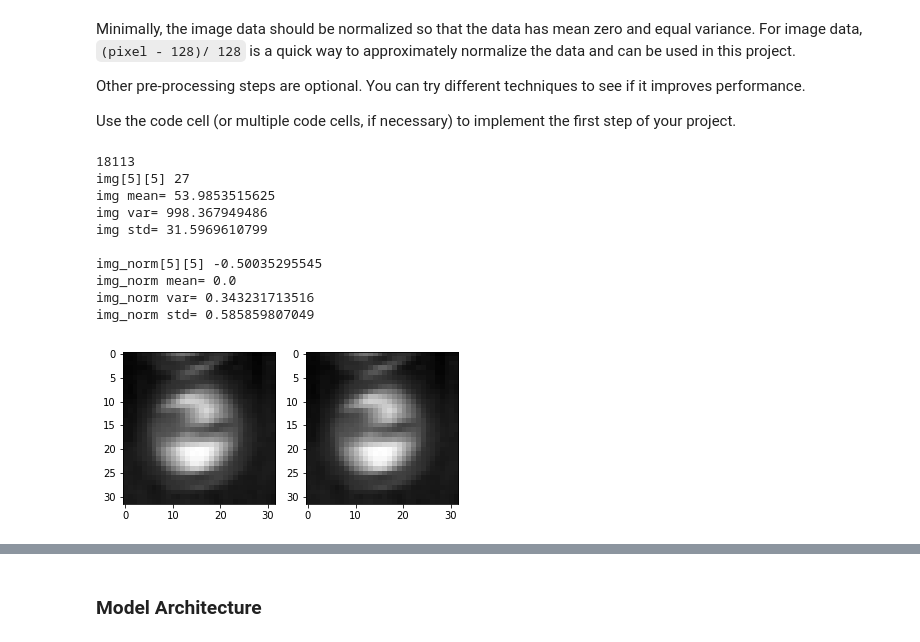
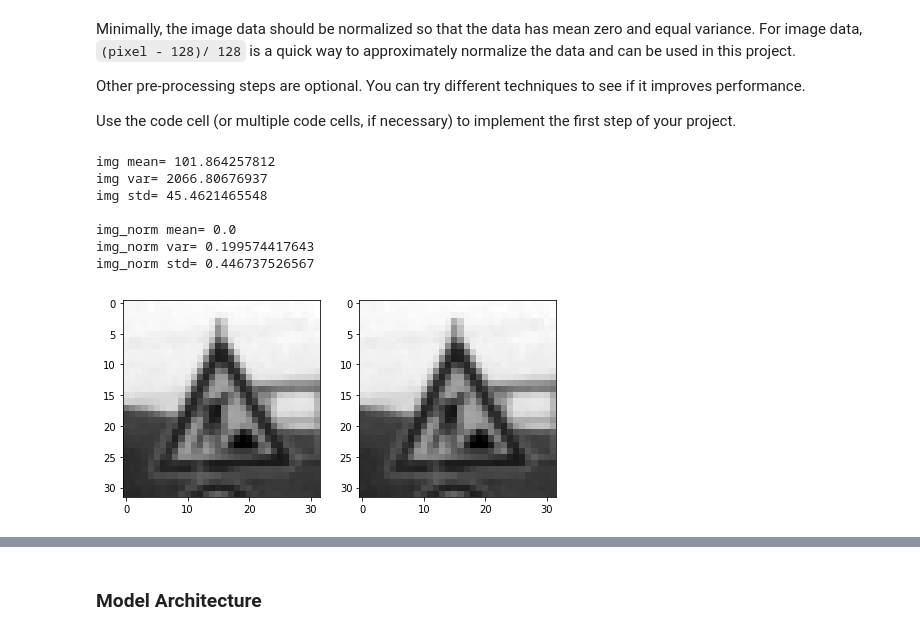
Before and after one commit to adhulipa/CarND-Traffic-Sign-Classifier-Project, a Jupyter notebook: Traffic_Sign_Classifier.ipynb, the cells around one changed output, grey strips where cells are left out. Saved outputs shown, nothing was run; the diff lists cells and outputs as text; code cells hidden in the pictures.

Commit message:
Implemented preprocessing on all trainging images

```diff
--- a/Traffic_Sign_Classifier.ipynb
+++ b/Traffic_Sign_Classifier.ipynb
@@ -157,7 +157,7 @@ Use the code cell (or multiple code cells, if necessary) to implement the first
 import cv2
 
 def yuv(img):
-    return
+    return cv2.cvtColor(img, cv2.COLOR_RGB2YUV)
 
 def grayscale(img):
     """Applies the Grayscale transform
@@ -165,7 +165,6 @@ def grayscale(img):
     but NOTE: to see the returned image as grayscale
     (assuming your grayscaled image is called 'gray')
     you should call plt.imshow(gray, cmap='gray')"""
-    # TODO: Consider cv2.cvtColor(img, cv2.COLOR_RGB2YUV)
     return cv2.cvtColor(img, cv2.COLOR_RGB2GRAY)
 
 def global_constrast_norm(img):
@@ -174,52 +173,44 @@ def global_constrast_norm(img):
     http://www.deeplearningbook.org/contents/applications.html
     """
     if len(img.shape) == 3:
         w, h, d = img.shape
     else:
         w, h = img.shape
         d = 1
     contrast = (np.sqrt((np.sum(img)-np.mean(img))**2)) / (w*h*d)
-    return (np.copy(img) - np.mean(img)) / contrast
+    eps = 0.000001
+    return (np.copy(img) - np.mean(img)) / max(eps, contrast)
 
 def example(data):
     idx = random.randint(0, len(data))
-    print(idx)
-    plt.imshow(data[idx])
+    plt.figure(figsize=(12,4))
 
     img = np.copy(data[idx])
     img = grayscale(img)
-    plt.subplot(121)
+    plt.subplot(132)
     plt.imshow(img, cmap='gray')
-    print("img[5][5]",img[5][5])
     print("img mean=",np.mean(img))
     print("img var=",np.var(img))
     print("img std=",np.std(img))
 
     print()
-    normalizer = 128 * np.ones_like(img)
-    img_norm = (np.copy(img)-normalizer)/normalizer
-    contrast = np.sqrt((np.sum(img) - np.mean(img)) ** 2) / (32*32*1)
     img_norm = global_constrast_norm(img)
 
-    plt.subplot(122)
+    plt.subplot(133)
     plt.imshow(img_norm, cmap='gray')
-    print("img_norm[5][5]",img_norm[5][5])
     print("img_norm mean=",np.mean(img_norm))
     print("img_norm var=",np.var(img_norm))
     print("img_norm std=",np.std(img_norm))
 example(X_train)
 # %% [output]
-18113
-img[5][5] 27
-img mean= 53.9853515625
-img var= 998.367949486
-img std= 31.5969610799
+img mean= 101.864257812
+img var= 2066.80676937
+img std= 45.4621465548
 
-img_norm[5][5] -0.50035295545
 img_norm mean= 0.0
-img_norm var= 0.343231713516
-img_norm std= 0.585859807049
+img_norm var= 0.199574417643
+img_norm std= 0.446737526567
-[figure, old version]
+[figure, new version]
 # %%
 ### Preprocess the data here. It is required to normalize the data. Other preprocessing steps could include
 ### converting to grayscale, etc.
```
Also changed, not shown: parts of 7 cells of this notebook.
